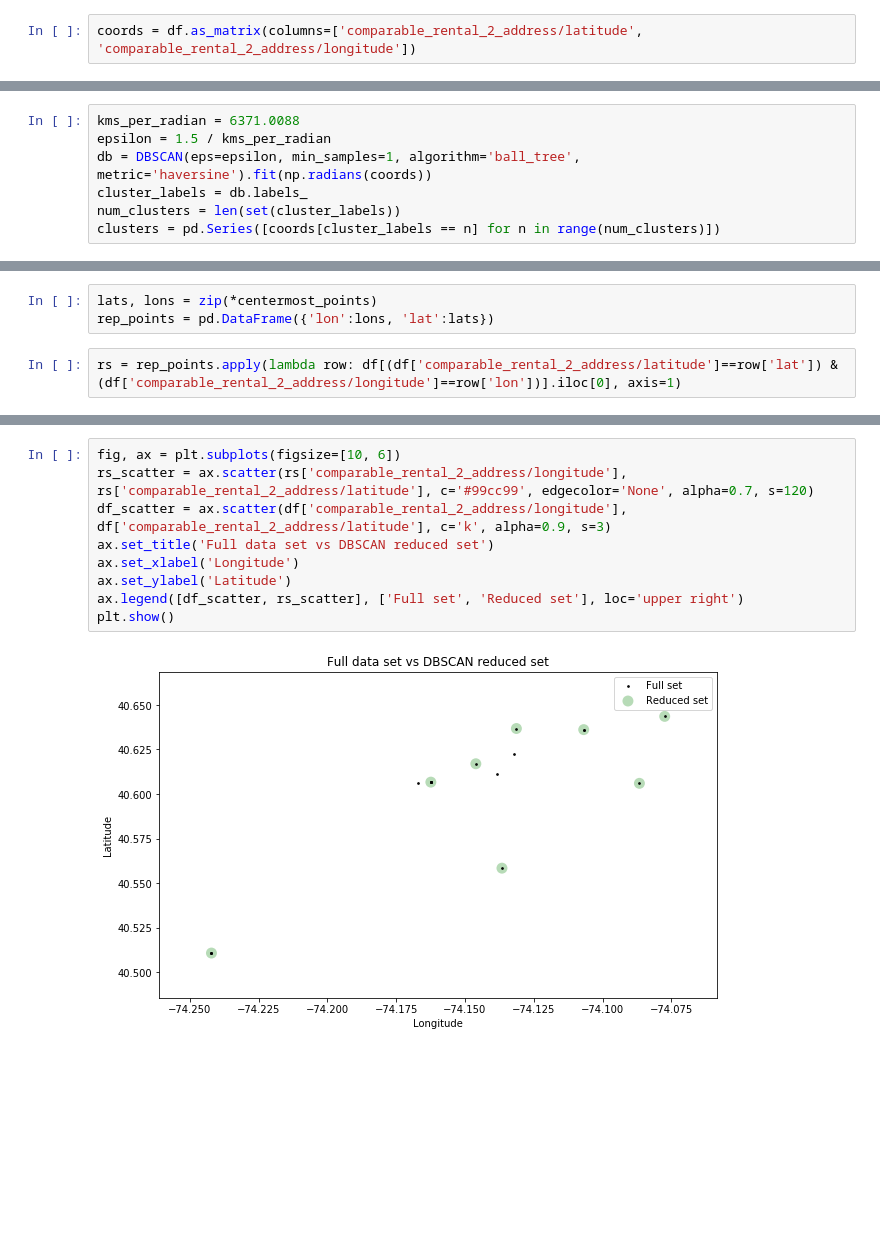
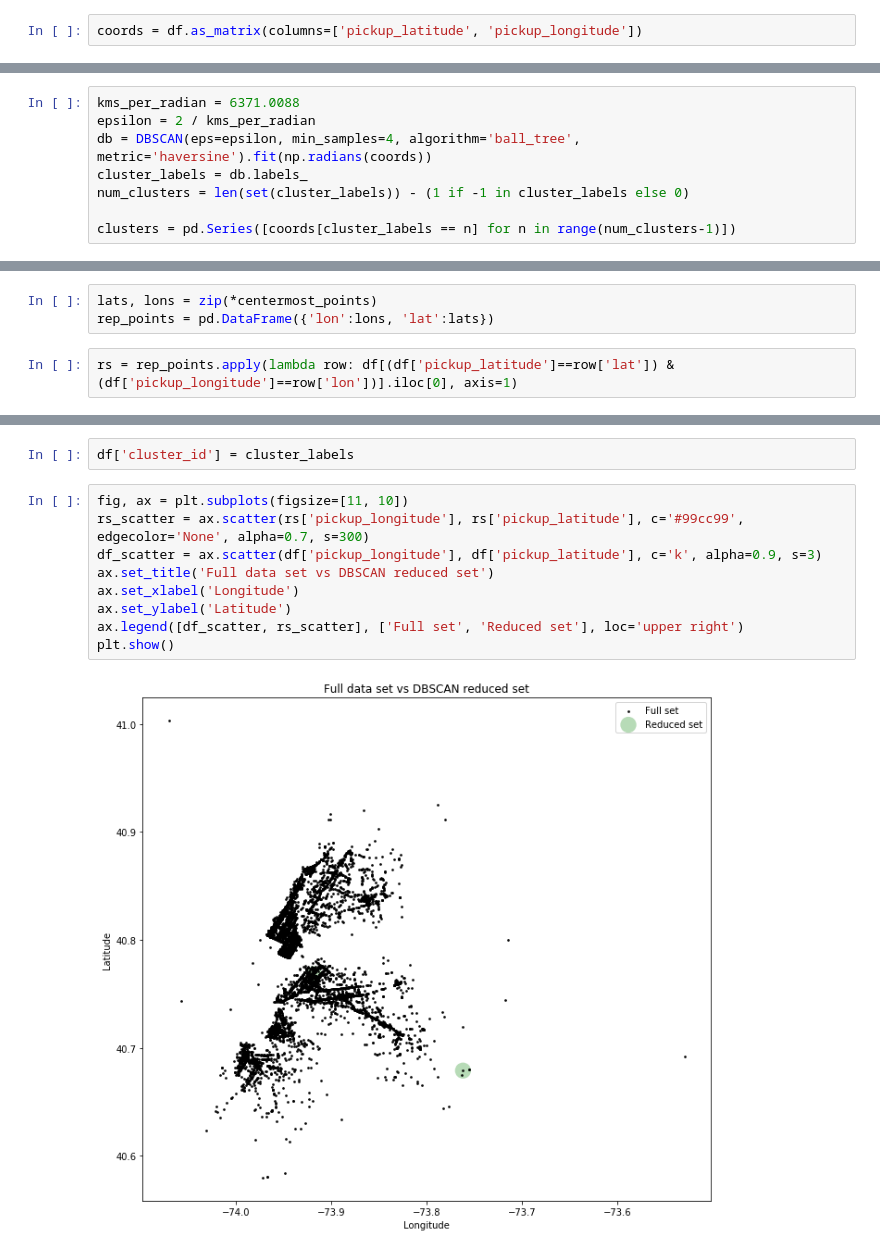
Before and after one commit to ranamihir/big_data_project, a Jupyter notebook: dbscan_sklearn.ipynb, the cells around one changed output, grey strips where cells are left out. Saved outputs shown, nothing was run; the diff lists cells and outputs as text; blank space fills up the shorter version.

Commit message:
modified dbscan for outliers

```diff
--- a/dbscan_sklearn.ipynb
+++ b/dbscan_sklearn.ipynb
@@ -10,5 +29,5 @@ df = pd.read_csv('GROUP7/b37b-brfu_clean.tsv',sep='\t')
 # %%
-coords = df.as_matrix(columns=['comparable_rental_2_address/latitude', 'comparable_rental_2_address/longitude'])
+coords = df.as_matrix(columns=['pickup_latitude', 'pickup_longitude'])
 # %%
 coords.shape
 # %% [output]
@@ -16,7 +35,8 @@ coords.shape
 # %%
 kms_per_radian = 6371.0088
-epsilon = 1.5 / kms_per_radian
-db = DBSCAN(eps=epsilon, min_samples=1, algorithm='ball_tree', metric='haversine').fit(np.radians(coords))
+epsilon = 2 / kms_per_radian
+db = DBSCAN(eps=epsilon, min_samples=4, algorithm='ball_tree', metric='haversine').fit(np.radians(coords))
 cluster_labels = db.labels_
-num_clusters = len(set(cluster_labels))
-clusters = pd.Series([coords[cluster_labels == n] for n in range(num_clusters)])
+num_clusters = len(set(cluster_labels)) - (1 if -1 in cluster_labels else 0)
+
+clusters = pd.Series([coords[cluster_labels == n] for n in range(num_clusters-1)])
@@ -38,4 +62,4 @@ centermost_points = clusters.map(get_centermost_point)
 lats, lons = zip(*centermost_points)
 rep_points = pd.DataFrame({'lon':lons, 'lat':lats})
 # %%
-rs = rep_points.apply(lambda row: df[(df['comparable_rental_2_address/latitude']==row['lat']) & (df['comparable_rental_2_address/longitude']==row['lon'])].iloc[0], axis=1)
+rs = rep_points.apply(lambda row: df[(df['pickup_latitude']==row['lat']) & (df['pickup_longitude']==row['lon'])].iloc[0], axis=1)
@@ -55,11 +66,13 @@ rs
+# %%
+df['cluster_id'] = cluster_labels
 # %%
-fig, ax = plt.subplots(figsize=[10, 6])
-rs_scatter = ax.scatter(rs['comparable_rental_2_address/longitude'], rs['comparable_rental_2_address/latitude'], c='#99cc99', edgecolor='None', alpha=0.7, s=120)
-df_scatter = ax.scatter(df['comparable_rental_2_address/longitude'], df['comparable_rental_2_address/latitude'], c='k', alpha=0.9, s=3)
+fig, ax = plt.subplots(figsize=[11, 10])
+rs_scatter = ax.scatter(rs['pickup_longitude'], rs['pickup_latitude'], c='#99cc99', edgecolor='None', alpha=0.7, s=300)
+df_scatter = ax.scatter(df['pickup_longitude'], df['pickup_latitude'], c='k', alpha=0.9, s=3)
 ax.set_title('Full data set vs DBSCAN reduced set')
 ax.set_xlabel('Longitude')
 ax.set_ylabel('Latitude')
 ax.legend([df_scatter, rs_scatter], ['Full set', 'Reduced set'], loc='upper right')
 plt.show()
 # %% [output]
-[figure, old version]
+[figure, new version]
```
Also changed, not shown: parts of 16 cells of this notebook.
